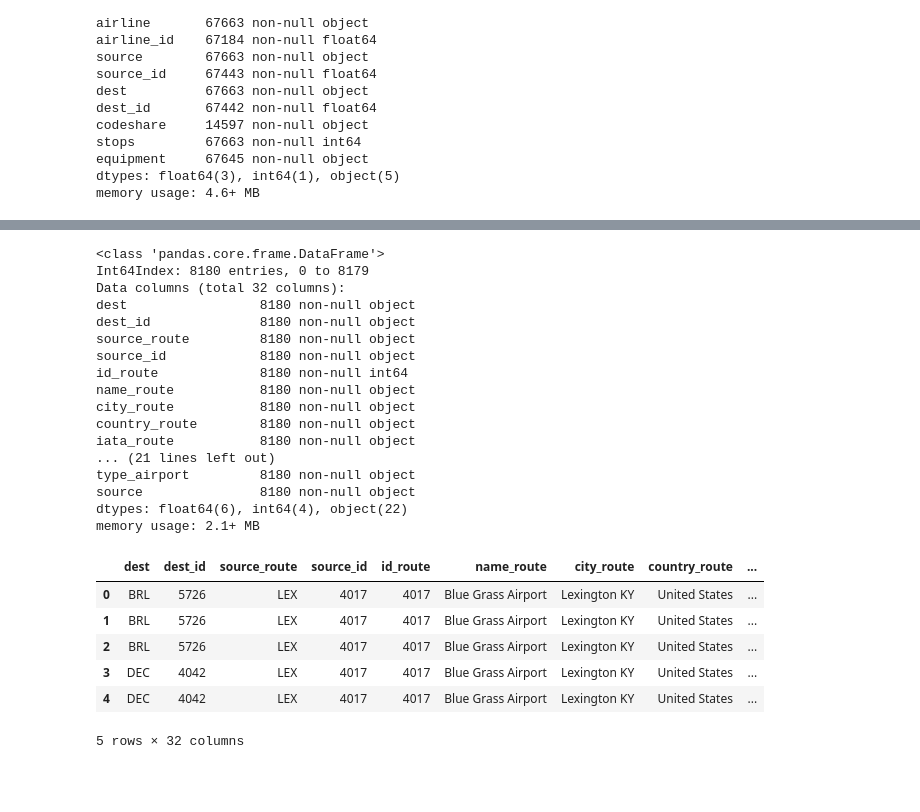
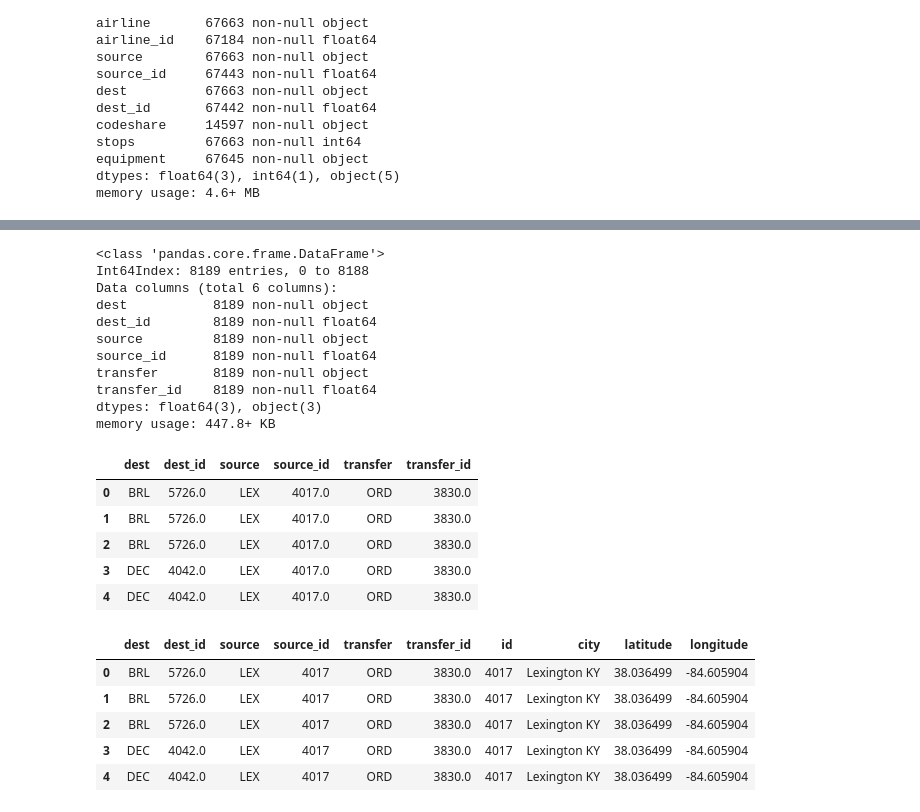
Before and after one commit to alha282/ce599, a Jupyter notebook: 09-Mapping/interactive-mapping.ipynb, the cells around one changed output, grey strips where cells are left out. Saved outputs shown, nothing was run; the diff lists cells and outputs as text; code cells hidden in the pictures; blank space fills up the shorter version.

```diff
--- a/09-Mapping/interactive-mapping.ipynb
+++ b/09-Mapping/interactive-mapping.ipynb
@@ -515,5 +587,5 @@ memory usage: 4.6+ MB
 # %%
-lex_source = routes[(routes['source']=="LEX")]
+lex_source = routes1[(routes1['source']=="LEX")]
 lex_source.info()
 # %% [output]
 <class 'pandas.core.frame.DataFrame'>
@@ -533,5 +600,5 @@ memory usage: 1.6+ KB
 # %%
-lex_transfer1 = routes[(routes['source']!="LEX")]
+lex_transfer1 = routes1[(routes1['source']!="LEX")]
 lex_transfer1.info()
 # %% [output]
 <class 'pandas.core.frame.DataFrame'>
@@ -583,0 +613,5 @@ lex_transfer = lex_transfer.drop_duplicates
+# %%
+lex_transfer2 = pd.merge(lex_transfer1, lex_source, left_on = 'source', right_on = 'dest',
+                         suffixes = ['_dest', '_source'])
+lex_transfer2.info()
+lex_transfer2.head()
@@ -584,30 +638,39 @@ lex_transfer = lex_transfer.drop_duplicates
+# %%
+lex_transfer2 = lex_transfer2.rename(columns = {'source_source':'source','source_id_source':'source_id',
+                                   'dest_source':'transfer','dest_id_source':'transfer_id',
+                                   'dest_dest':'dest','dest_id_dest':'dest_id'})
+lex_transfer2.drop(['source_dest','source_id_dest'],axis=1,inplace = True)
 # %%
-lex_transfer.info()
+lex_transfer2.info()
 # %% [output]
 <class 'pandas.core.frame.DataFrame'>
-Int64Index: 8180 entries, 0 to 8179
-Data columns (total 32 columns):
-dest                 8180 non-null object
-dest_id              8180 non-null object
-source_route         8180 non-null object
-source_id            8180 non-null object
-id_route             8180 non-null int64
-name_route           8180 non-null object
-city_route           8180 non-null object
-country_route        8180 non-null object
-iata_route           8180 non-null object
-... (21 lines left out)
-type_airport         8180 non-null object
-source               8180 non-null object
-dtypes: float64(6), int64(4), object(22)
-memory usage: 2.1+ MB
+Int64Index: 8189 entries, 0 to 8188
+Data columns (total 6 columns):
+dest           8189 non-null object
+dest_id        8189 non-null float64
+source         8189 non-null object
+source_id      8189 non-null float64
+transfer       8189 non-null object
+transfer_id    8189 non-null float64
+dtypes: float64(3), object(3)
+memory usage: 447.8+ KB
 # %%
-lex_transfer.head()
+lex_transfer2.head()
 # %% [output]
-|  | dest | dest_id | source_route | source_id | id_route | name_route | city_route | country_route | ... |
-| 0 | BRL | 5726 | LEX | 4017 | 4017 | Blue Grass Airport | Lexington KY | United States | ... |
-| 1 | BRL | 5726 | LEX | 4017 | 4017 | Blue Grass Airport | Lexington KY | United States | ... |
-| 2 | BRL | 5726 | LEX | 4017 | 4017 | Blue Grass Airport | Lexington KY | United States | ... |
-| 3 | DEC | 4042 | LEX | 4017 | 4017 | Blue Grass Airport | Lexington KY | United States | ... |
-| 4 | DEC | 4042 | LEX | 4017 | 4017 | Blue Grass Airport | Lexington KY | United States | ... |
+|  | dest | dest_id | source | source_id | transfer | transfer_id |
+| 0 | BRL | 5726.0 | LEX | 4017.0 | ORD | 3830.0 |
+| 1 | BRL | 5726.0 | LEX | 4017.0 | ORD | 3830.0 |
+| 2 | BRL | 5726.0 | LEX | 4017.0 | ORD | 3830.0 |
+| 3 | DEC | 4042.0 | LEX | 4017.0 | ORD | 3830.0 |
+| 4 | DEC | 4042.0 | LEX | 4017.0 | ORD | 3830.0 |
-5 rows × 32 columns
+# %%
+lex_transfer3 = pd.merge(lex_transfer2, airports1, left_on = 'source_id', right_on = 'id',
+                         suffixes = ['_source', '_airports'])
+lex_transfer3.head()
+# %% [output]
+|  | dest | dest_id | source | source_id | transfer | transfer_id | id | city | latitude | longitude |
+| 0 | BRL | 5726.0 | LEX | 4017 | ORD | 3830.0 | 4017 | Lexington KY | 38.036499 | -84.605904 |
+| 1 | BRL | 5726.0 | LEX | 4017 | ORD | 3830.0 | 4017 | Lexington KY | 38.036499 | -84.605904 |
+| 2 | BRL | 5726.0 | LEX | 4017 | ORD | 3830.0 | 4017 | Lexington KY | 38.036499 | -84.605904 |
+| 3 | DEC | 4042.0 | LEX | 4017 | ORD | 3830.0 | 4017 | Lexington KY | 38.036499 | -84.605904 |
+| 4 | DEC | 4042.0 | LEX | 4017 | ORD | 3830.0 | 4017 | Lexington KY | 38.036499 | -84.605904 |
```
Also changed, not shown: parts of 31 cells of this notebook, 5 other files.
